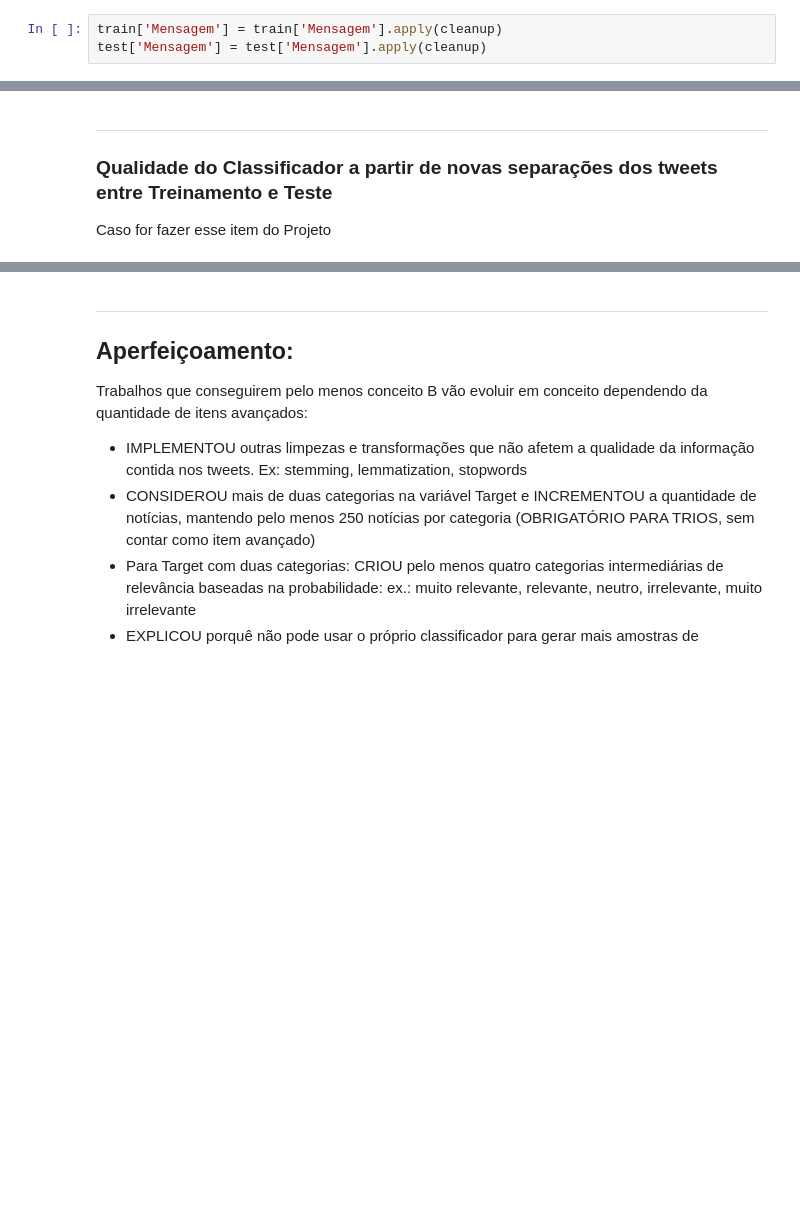
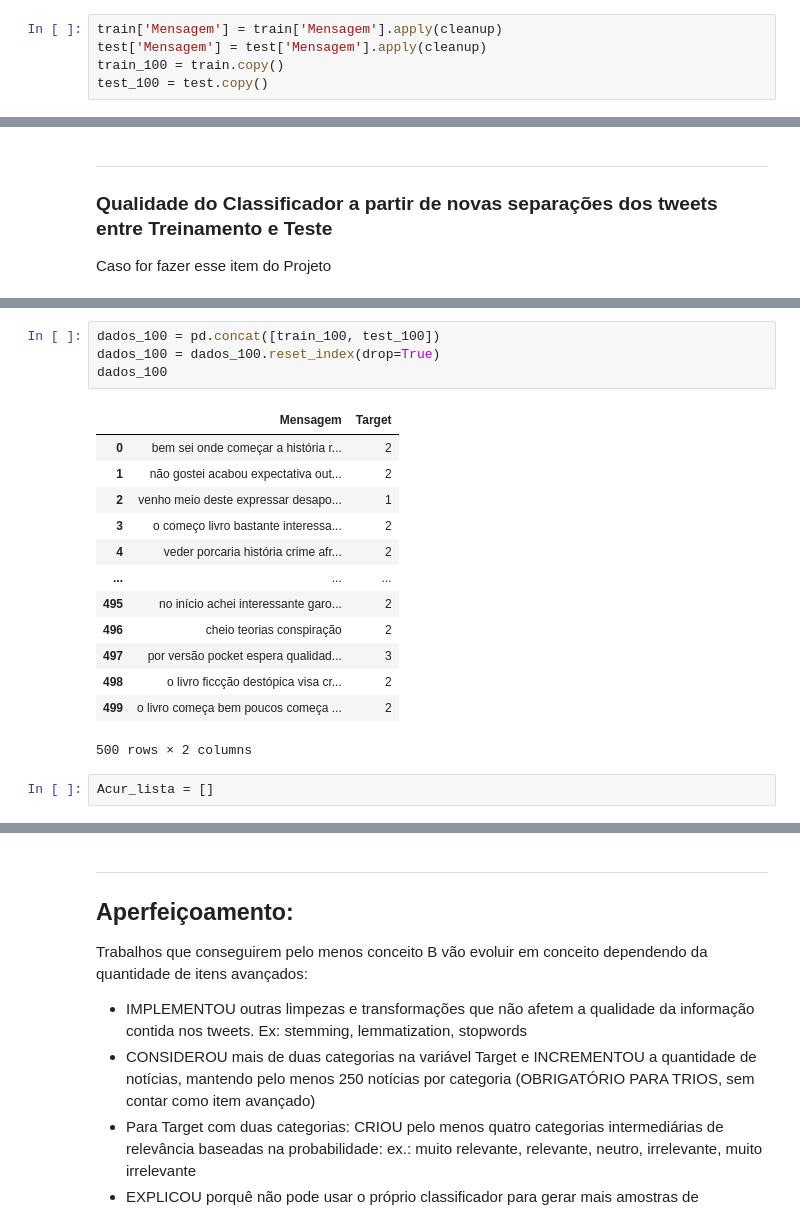
Before and after one commit to Phvr06/cdados-p1, a Jupyter notebook: Projeto1 Template.ipynb, the cells around one changed output, grey strips where cells are left out. Cells and saved outputs as stored; diff of their text form; blank space fills up the shorter version.

```diff
--- a/Projeto1 Template.ipynb
+++ b/Projeto1 Template.ipynb
@@ -105,6 +105,8 @@ def cleanup(text):
 # %%
 train['Mensagem'] = train['Mensagem'].apply(cleanup)
 test['Mensagem'] = test['Mensagem'].apply(cleanup)
+train_100 = train.copy()
+test_100 = test.copy()
 # %%
 train
 # %% [output]
@@ -320,0 +365,20 @@ Caso for fazer esse item do Projeto
+# %%
+dados_100 = pd.concat([train_100, test_100])
+dados_100 = dados_100.reset_index(drop=True)
+dados_100
+# %% [output]
+|  | Mensagem | Target |
+| 0 | bem sei onde começar a história r... | 2 |
+| 1 | não gostei acabou expectativa out... | 2 |
+| 2 | venho meio deste expressar desapo... | 1 |
+| 3 | o começo livro bastante interessa... | 2 |
+| 4 | veder porcaria história crime afr... | 2 |
+| ... | ... | ... |
+| 495 | no início achei interessante garo... | 2 |
+| 496 | cheio teorias conspiração | 2 |
+| 497 | por versão pocket espera qualidad... | 3 |
+| 498 | o livro ficcção destópica visa cr... | 2 |
+| 499 | o livro começa bem poucos começa ... | 2 |
+500 rows × 2 columns
+# %%
+Acur_lista = []
```
Also changed, not shown: parts of 9 cells of this notebook, 2 other files.
